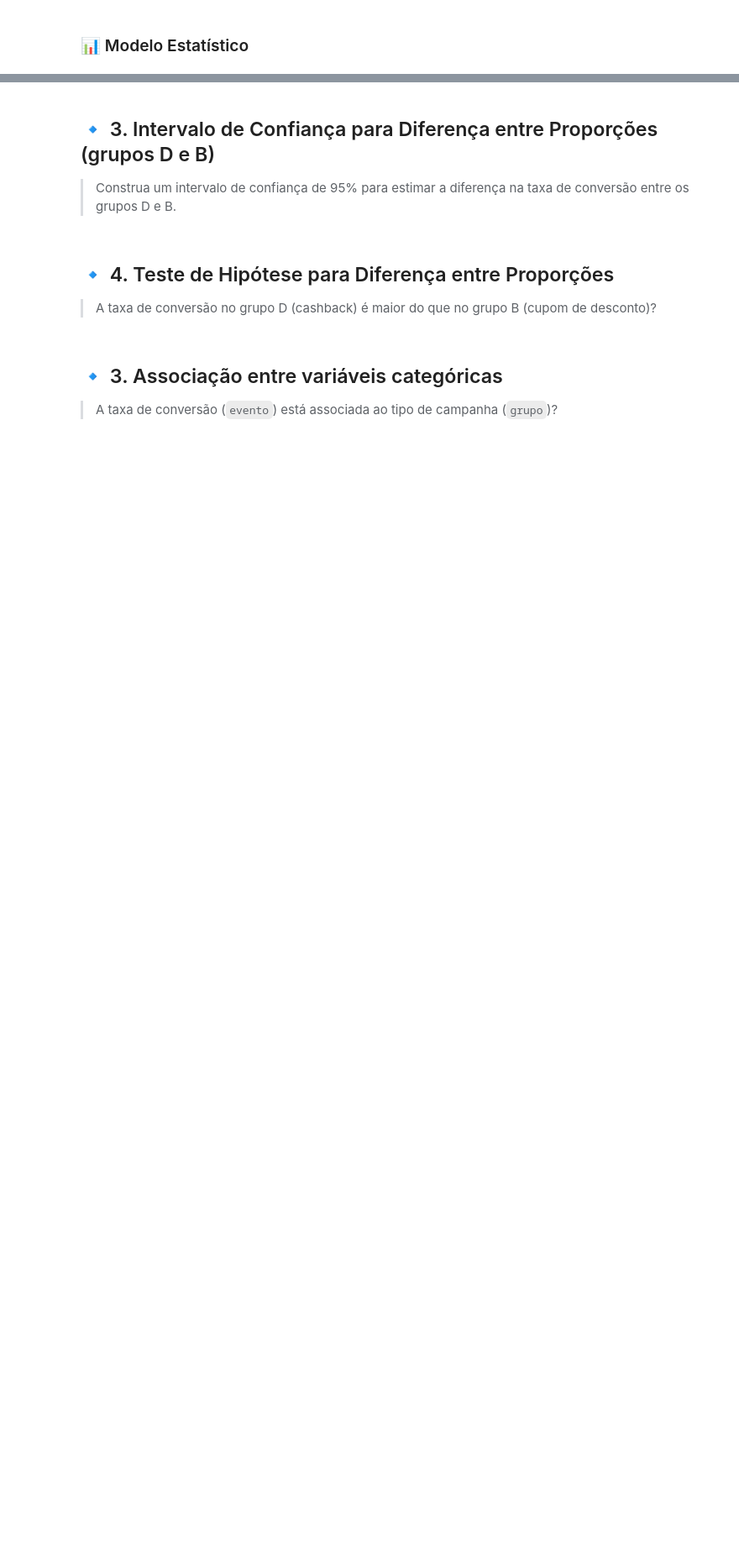
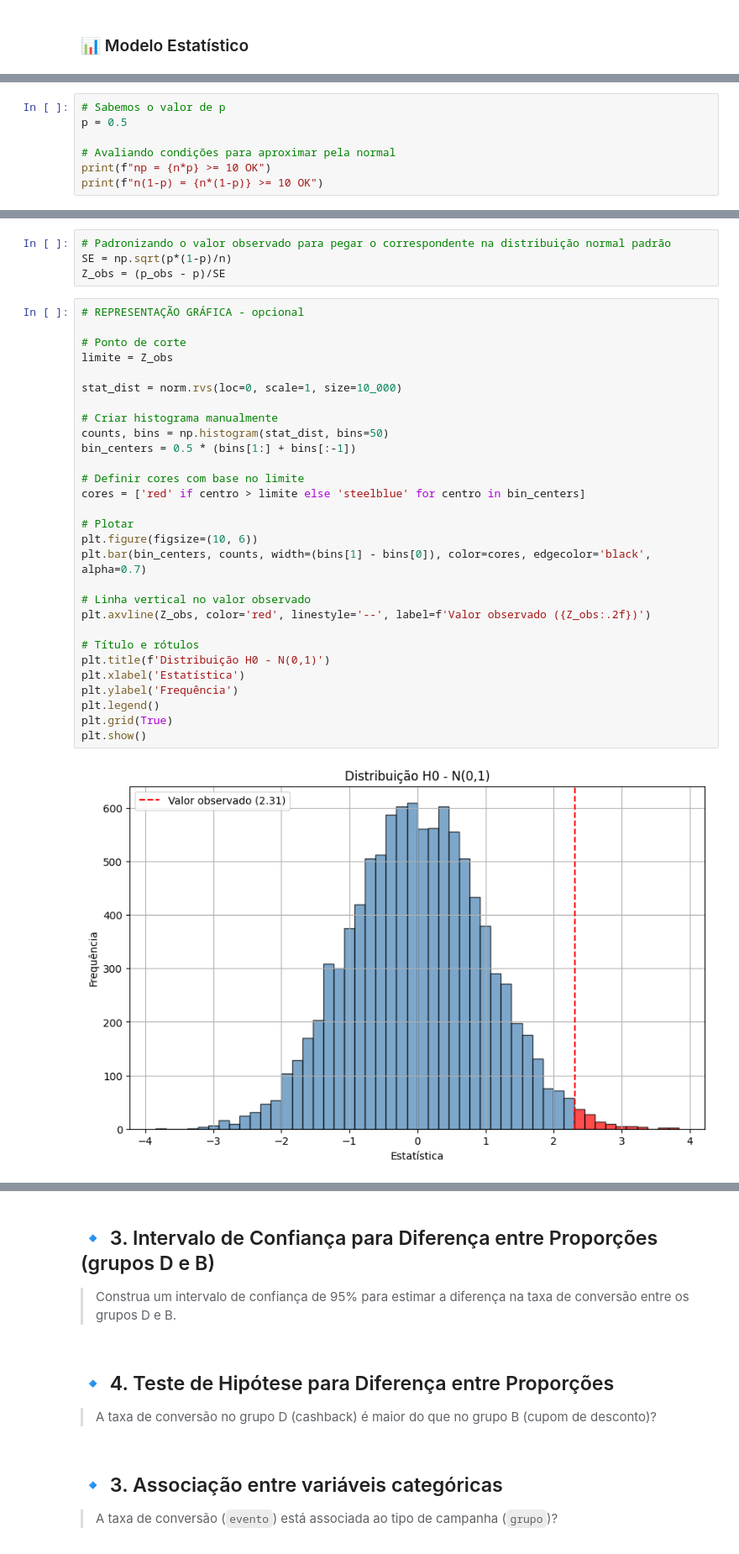
Before and after one commit to pedroDubiela95/inferencia-estatistica-computacional-vs-parametrica, a Jupyter notebook: inferencia.ipynb, the cells around one changed output, grey strips where cells are left out. Shown: that part at 84% size. Cells and saved outputs as stored; diff of their text form; blank space fills up the shorter version.

```diff
--- a/inferencia.ipynb
+++ b/inferencia.ipynb
@@ -211,0 +316,7 @@ O que fizemos foi selecionar 95% dos dados centrais da distribuição amostral d
+# %%
+# Sabemos o valor de p
+p = 0.5
+
+# Avaliando condições para aproximar pela normal
+print(f"np = {n*p} >= 10 OK")
+print(f"n(1-p) = {n*(1-p)} >= 10 OK")
@@ -211,0 +326,35 @@ O que fizemos foi selecionar 95% dos dados centrais da distribuição amostral d
+# %%
+# Padronizando o valor observado para pegar o correspondente na distribuição normal padrão
+SE = np.sqrt(p*(1-p)/n)
+Z_obs = (p_obs - p)/SE
+# %%
+# REPRESENTAÇÃO GRÁFICA - opcional
+
+# Ponto de corte
+limite = Z_obs
+
+stat_dist = norm.rvs(loc=0, scale=1, size=10_000)
+
+# Criar histograma manualmente
+counts, bins = np.histogram(stat_dist, bins=50)
+bin_centers = 0.5 * (bins[1:] + bins[:-1])
+
+# Definir cores com base no limite
+cores = ['red' if centro > limite else 'steelblue' for centro in bin_centers]
+
+# Plotar
+plt.figure(figsize=(10, 6))
+plt.bar(bin_centers, counts, width=(bins[1] - bins[0]), color=cores, edgecolor='black', alpha=0.7)
+
+# Linha vertical no valor observado
+plt.axvline(Z_obs, color='red', linestyle='--', label=f'Valor observado ({Z_obs:.2f})')
+
+# Título e rótulos
+plt.title(f'Distribuição H0 - N(0,1)')
+plt.xlabel('Estatística')
+plt.ylabel('Frequência')
+plt.legend()
+plt.grid(True)
+plt.show()
+# %% [output]
+[figure, added]
```
Also changed, not shown: parts of 21 cells of this notebook, 2 other files.
